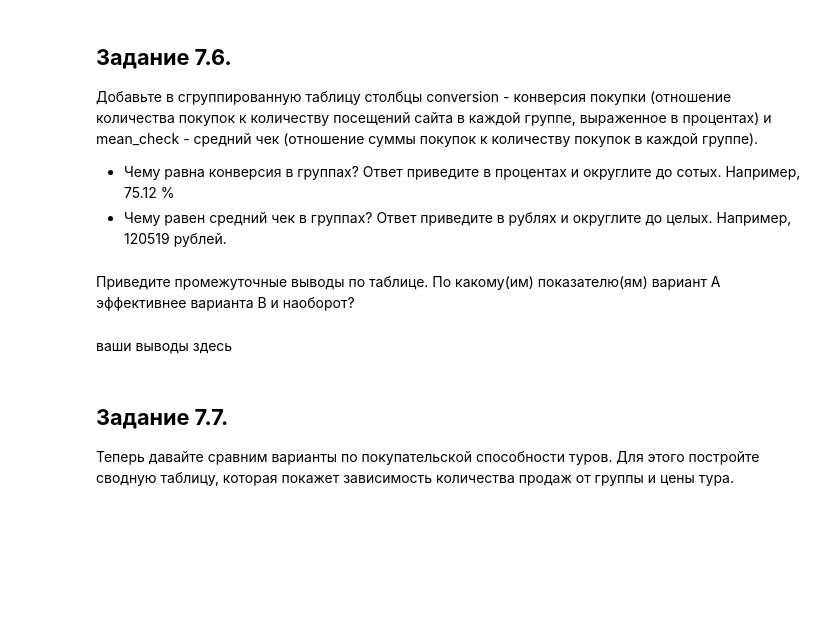
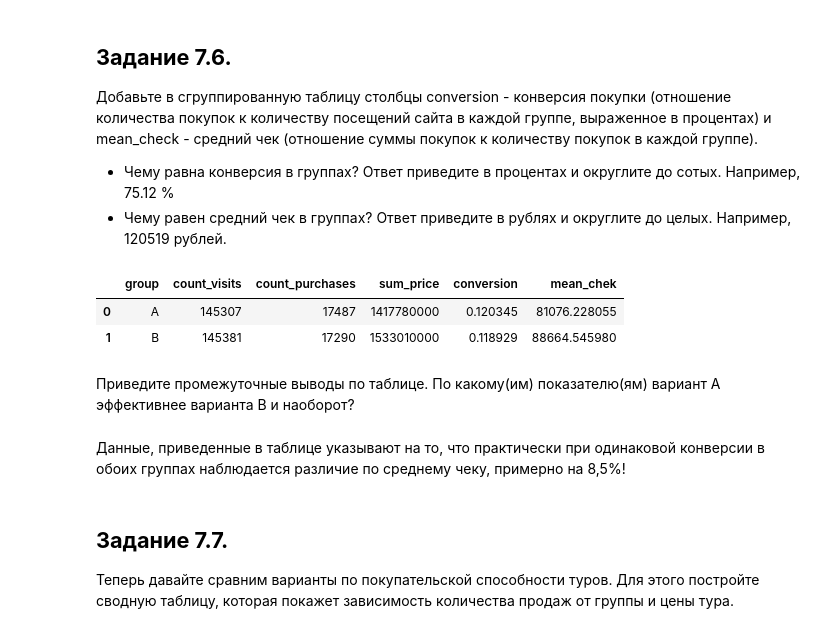
Before and after one commit to AleksandrFrom/SF_DS, a Jupyter notebook: EDA/Template_EDA_5.ipynb, the cells around one changed output. Saved outputs shown, nothing was run; the diff lists cells and outputs as text; code cells hidden in the pictures; blank space fills up the shorter version.

```diff
--- a/EDA/Template_EDA_5.ipynb
+++ b/EDA/Template_EDA_5.ipynb
@@ -124,0 +131,13 @@ print(sum_a, sum_b)
+# %%
+# ваш код здесь
+
+#создание множеств пользователей по группам
+users_a = set(data[data['group']=='A']['user_id'])
+users_b = set(data[data['group']=='B']['user_id'])
+
+#пересечение множеств для оценки количества пользователей, попавших в обе группы
+users_all = users_a.intersection(users_b)
+
+print('Количество пользователей в группе А:', len(users_a))
+print('Количество пользователей в группе B:', len(users_b))
+print('Количество пользователей, поавших в обе группы:', len(users_all))
@@ -129,5 +154,5 @@ print(sum_a, sum_b)
 
 Возможный вариант исключения пользователей:
 # %%
-updated_data = data[data['user_id'].apply(lambda x: x not in user_intersection)]
+updated_data = data[data['user_id'].apply(lambda x: x not in users_all)]
 # %% [markdown]
@@ -156,0 +180,9 @@ updated_data = data[data['user_id'].apply(lambda x: x not in user_intersection)]
+# %%
+# ваш код здесь
+
+updated_data = updated_data.groupby(['group']).agg({
+    'user_id':'count',
+    'purchase':'sum',
+    'price': 'sum'
+}).reset_index().rename(columns={'user_id': 'count_visits', 'purchase': 'count_purchases', 'price':'sum_price'})
+updated_data.head()
@@ -170,7 +205,19 @@ updated_data = data[data['user_id'].apply(lambda x: x not in user_intersection)]
+# %%
+# ваш код здесь
+
+#создание дополнительных колонок для групп сравнения
+updated_data['conversion'] = updated_data['count_purchases'] / updated_data['count_visits']
+updated_data['mean_chek'] = updated_data['sum_price'] / updated_data['count_purchases']
+
+updated_data.head()
+# %% [output]
+|  | group | count_visits | count_purchases | sum_price | conversion | mean_chek |
+| 0 | A | 145307 | 17487 | 1417780000 | 0.120345 | 81076.228055 |
+| 1 | B | 145381 | 17290 | 1533010000 | 0.118929 | 88664.545980 |
 # %% [markdown]
 Приведите промежуточные выводы по таблице. По какому(им) показателю(ям) вариант А эффективнее варианта B и наоборот?
-# %% [markdown]
-ваши выводы здесь
+# %% [markdown]
+Данные, приведенные в таблице указывают на то, что практически при одинаковой конверсии в обоих группах наблюдается различие по среднему чеку, примерно на 8,5%!
 # %% [markdown]
 ## **Задание 7.7.**
 
```
Also changed, not shown: parts of 11 cells of this notebook.
